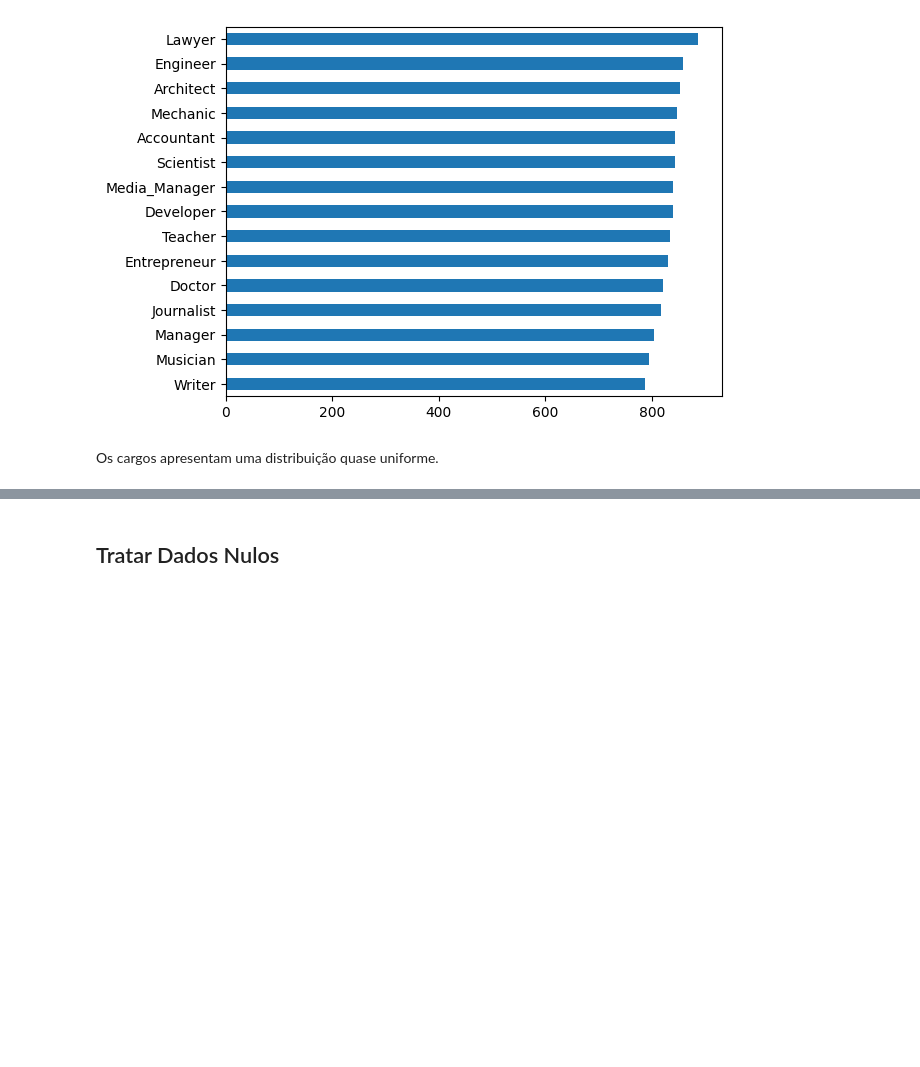
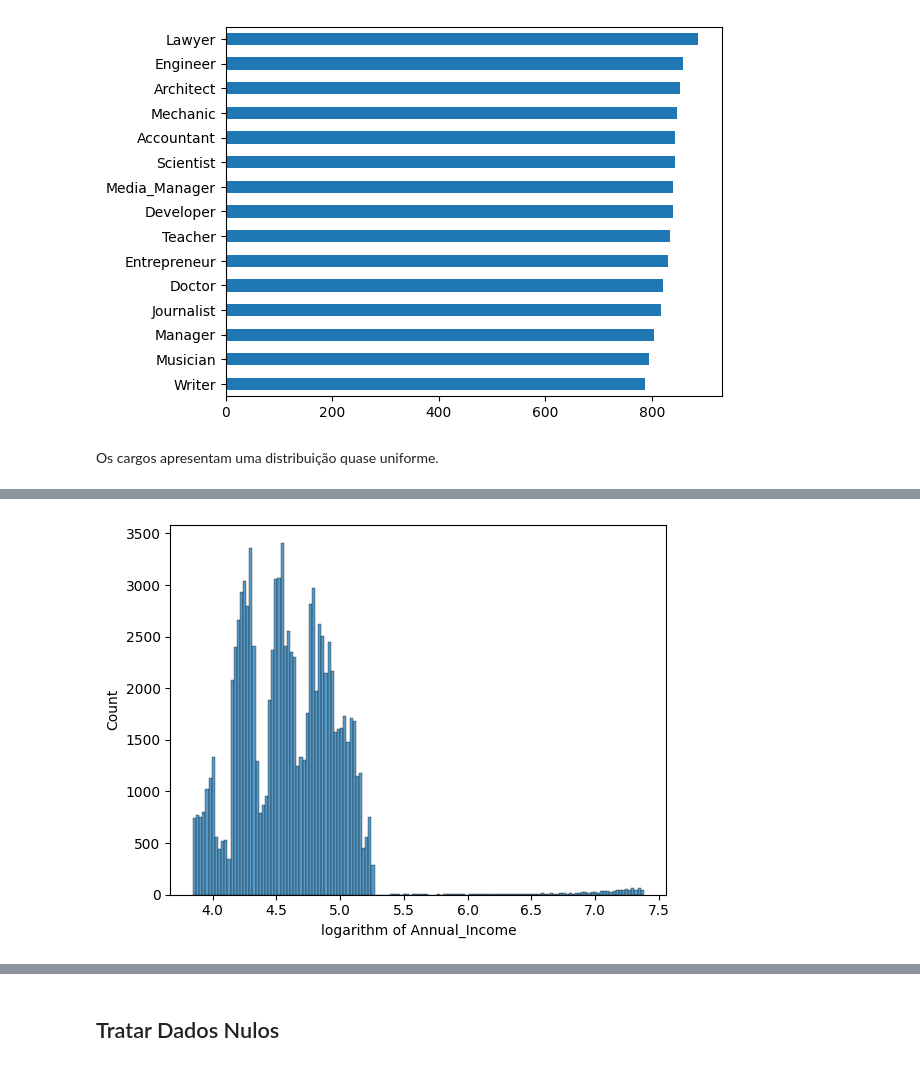
Before and after one commit to SLMath/Credit_Score-Analysis, a Jupyter notebook: credit_score.ipynb, the cells around one changed output, grey strips where cells are left out. Saved outputs shown, nothing was run; the diff lists cells and outputs as text; code cells hidden in the pictures; blank space fills up the shorter version.

```diff
--- a/credit_score.ipynb
+++ b/credit_score.ipynb
@@ -1132,0 +1130,6 @@ data_df['Type_of_Loan'].unique()
+# %%
+# Vamos olhar pelo log
+sns.histplot(np.log10(data_df['Annual_Income']))
+_ = plt.xlabel('logarithm of Annual_Income')
+# %% [output]
+[figure, added]
```
Also changed, not shown: parts of 20 cells of this notebook.
